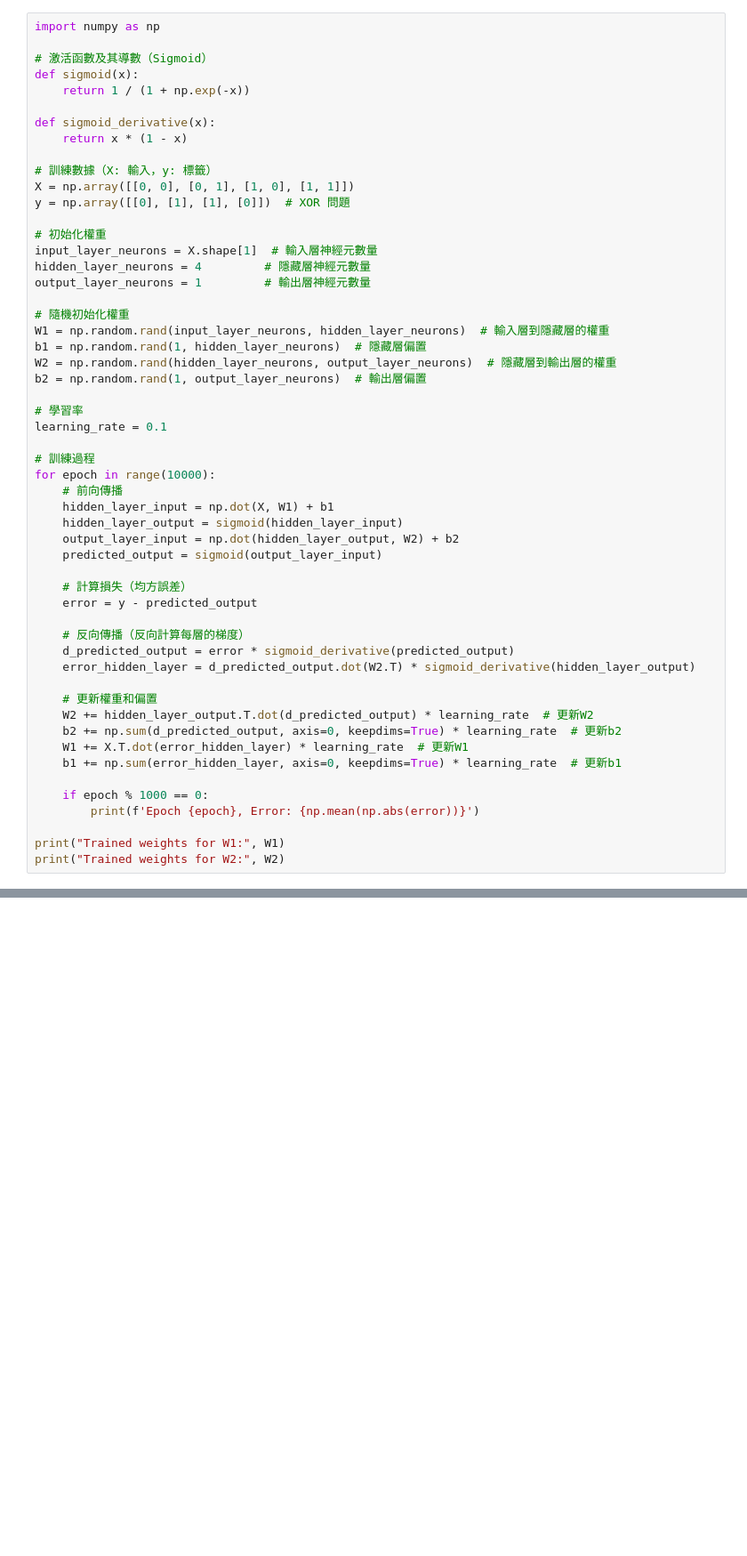
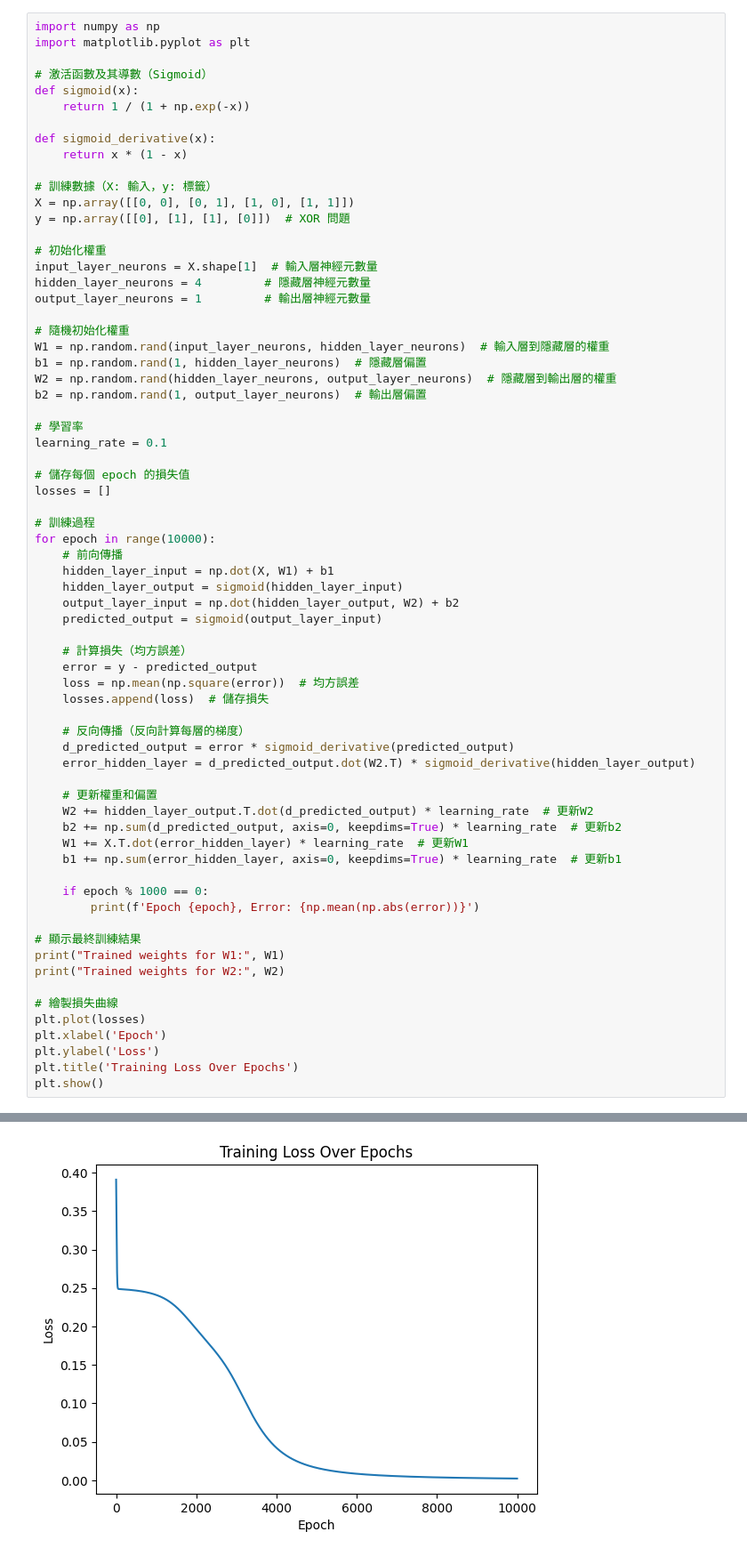
Before and after one commit to gordonpow/Machine-Learning, a Jupyter notebook: 實作.ipynb, the cells around one changed output, grey strips where cells are left out. Shown: that part at 89% size. Drawn from its saved outputs; the diff is of its cells as text; blank space fills up the shorter version.

```diff
--- a/實作.ipynb
+++ b/實作.ipynb
@@ -39,5 +96,6 @@ Updated bias:  -30.00000000000189
 # %%
 import numpy as np
+import matplotlib.pyplot as plt
 
 # 激活函數及其導數（Sigmoid）
 def sigmoid(x):
@@ -64,6 +122,9 @@ b2 = np.random.rand(1, output_layer_neurons)  # 輸出層偏置
 # 學習率
 learning_rate = 0.1
 
+# 儲存每個 epoch 的損失值
+losses = []
+
 # 訓練過程
 for epoch in range(10000):
     # 前向傳播
@@ -74,6 +135,8 @@ for epoch in range(10000):
 
     # 計算損失（均方誤差）
     error = y - predicted_output
+    loss = np.mean(np.square(error))  # 均方誤差
+    losses.append(loss)  # 儲存損失
 
     # 反向傳播（反向計算每層的梯度）
     d_predicted_output = error * sigmoid_derivative(predicted_output)
@@ -88,6 +151,14 @@ for epoch in range(10000):
     if epoch % 1000 == 0:
         print(f'Epoch {epoch}, Error: {np.mean(np.abs(error))}')
 
+# 顯示最終訓練結果
 print("Trained weights for W1:", W1)
 print("Trained weights for W2:", W2)
+
+# 繪製損失曲線
+plt.plot(losses)
+plt.xlabel('Epoch')
+plt.ylabel('Loss')
+plt.title('Training Loss Over Epochs')
+plt.show()
 # %% [output]
@@ -109,0 +181 @@ Trained weights for W2: [[-3.37478229]
+[figure, added]
```
Also changed, not shown: parts of 3 cells of this notebook.
